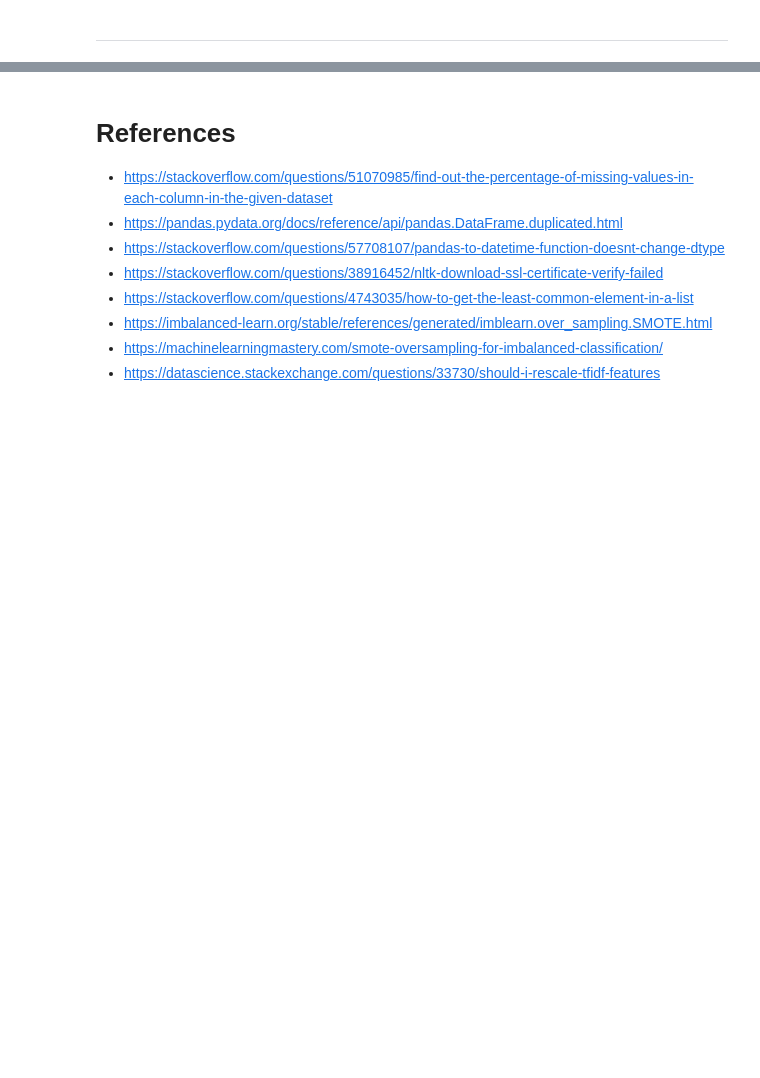
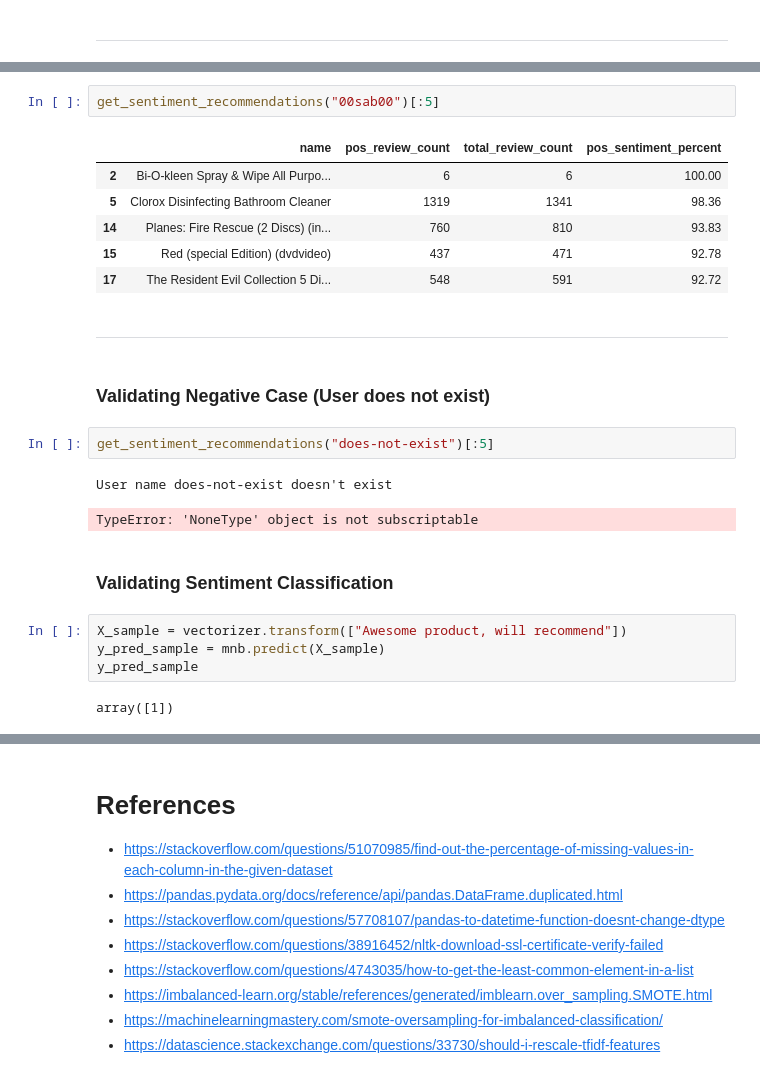
Before and after one commit to ayushxx7/SentimentBasedProductRecommendationSystem, a Jupyter notebook: capstone.ipynb, the cells around one changed output, grey strips where cells are left out. Cells and saved outputs as stored; diff of their text form; blank space fills up the shorter version.

```diff
--- a/capstone.ipynb
+++ b/capstone.ipynb
@@ -3021,0 +3157,26 @@ total_non_nan = np.count_nonzero(~np.isnan(y))
+# %%
+get_sentiment_recommendations("00sab00")[:5]
+# %% [output]
+|  | name | pos_review_count | total_review_count | pos_sentiment_percent |
+| 2 | Bi-O-kleen Spray & Wipe All Purpo... | 6 | 6 | 100.00 |
+| 5 | Clorox Disinfecting Bathroom Cleaner | 1319 | 1341 | 98.36 |
+| 14 | Planes: Fire Rescue (2 Discs) (in... | 760 | 810 | 93.83 |
+| 15 | Red (special Edition) (dvdvideo) | 437 | 471 | 92.78 |
+| 17 | The Resident Evil Collection 5 Di... | 548 | 591 | 92.72 |
+# %% [markdown]
+---
+# %% [markdown]
+### Validating Negative Case (User does not exist)
+# %%
+get_sentiment_recommendations("does-not-exist")[:5]
+# %% [output]
+User name does-not-exist doesn't exist
+TypeError: 'NoneType' object is not subscriptable
+# %% [markdown]
+### Validating Sentiment Classification
+# %%
+X_sample = vectorizer.transform(["Awesome product, will recommend"])
+y_pred_sample = mnb.predict(X_sample)
+y_pred_sample
+# %% [output]
+array([1])
```
Also changed, not shown: parts of 46 cells of this notebook, 2 other files.
